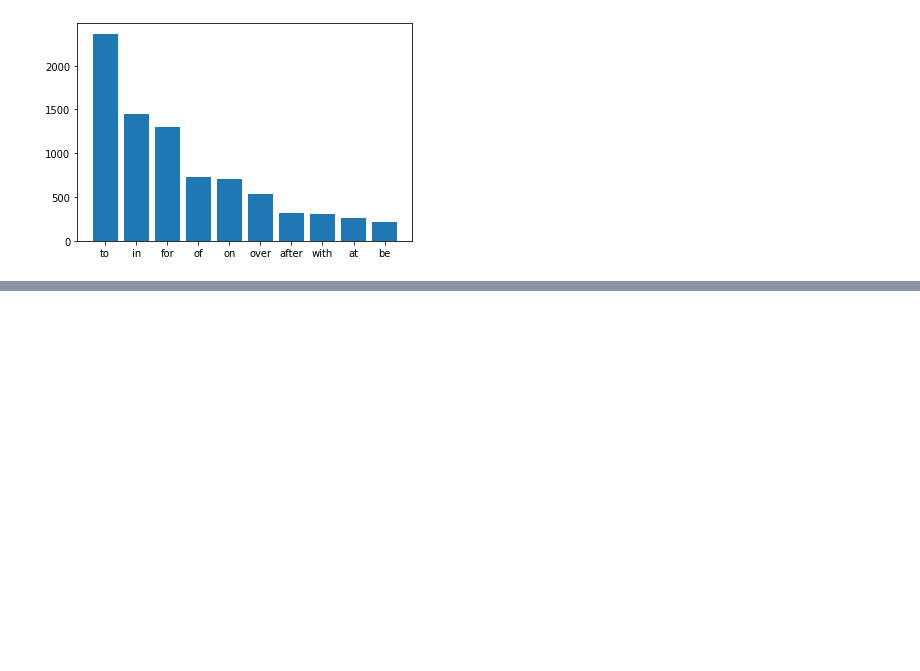
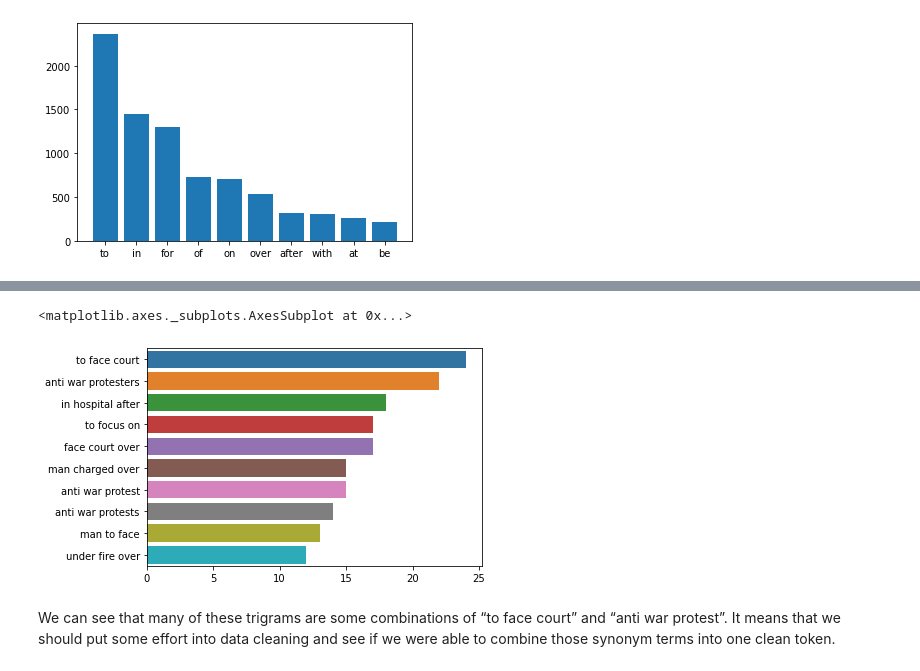
Before and after one commit to Abhishek-xavi/DataScienceProjects, a Jupyter notebook: EDA_NLP.ipynb, the cells around one changed output, grey strips where cells are left out. Cells and saved outputs as stored; diff of their text form; code cells hidden in the pictures; blank space fills up the shorter version.

```diff
--- a/EDA_NLP.ipynb
+++ b/EDA_NLP.ipynb
@@ -138,0 +202,9 @@ Lets see which other non stopword, words top the list.
+# %%
+top_tri_grams=get_top_ngram(news['headline_text'],n=3)
+x,y=map(list,zip(*top_tri_grams))
+sns.barplot(x=y,y=x)
+# %% [output]
+<matplotlib.axes._subplots.AxesSubplot at 0x...>
+[figure, added]
+# %% [markdown]
+We can see that many of these trigrams are some combinations of “to face court” and “anti war protest”. It means that we should put some effort into data cleaning and see if we were able to combine those synonym terms into one clean token.
```
Also changed, not shown: parts of 48 cells of this notebook.
